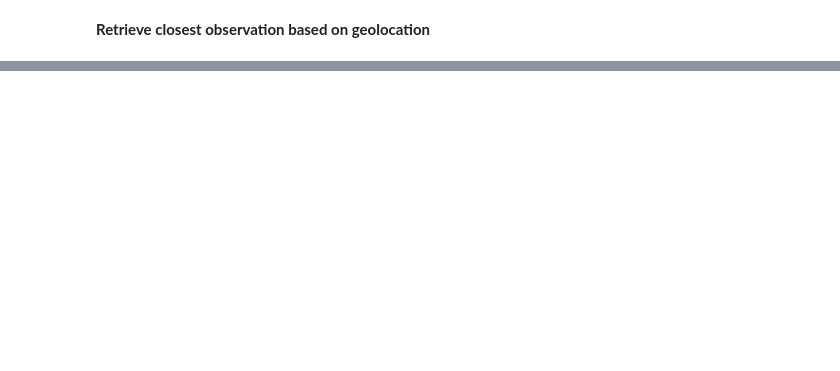
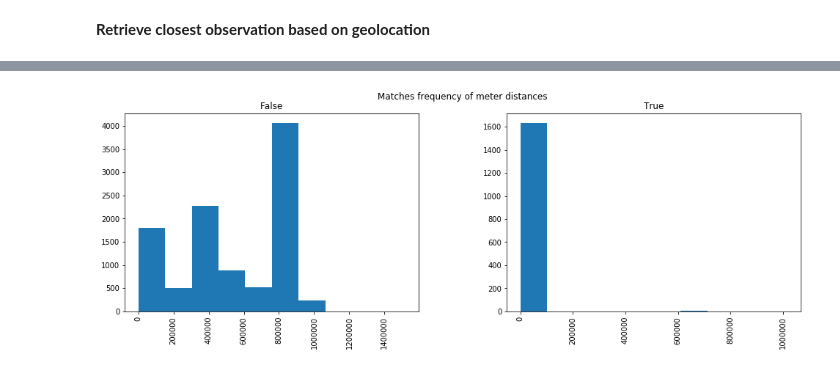
Before and after one commit to kishorem-mf/spark-jobs, a Jupyter notebook: notebooks/ouniverse-geolocation-matching.ipynb, the cells around one changed output, grey strips where cells are left out. Drawn from its saved outputs; the diff is of its cells as text; code cells hidden in the pictures; blank space fills up the shorter version.

```diff
--- a/notebooks/ouniverse-geolocation-matching.ipynb
+++ b/notebooks/ouniverse-geolocation-matching.ipynb
@@ -61,0 +169,7 @@ opr_matches[['Cliente', 'name', 'formattedAddress', 'outputCountry', 'lat', 'lat
+# %%
+# separate: if ohub number is in the google address
+opr_matches.hist(column='diff_meters', by='match_number', figsize=(16, 5), bins=10)
+ax[0].set_xlabel('meters'), ax[1].set_xlabel('meters')
+plt.suptitle('Matches frequency of meter distances');
+# %% [output]
+[figure, added]
```
Also changed, not shown: parts of 32 cells of this notebook.
